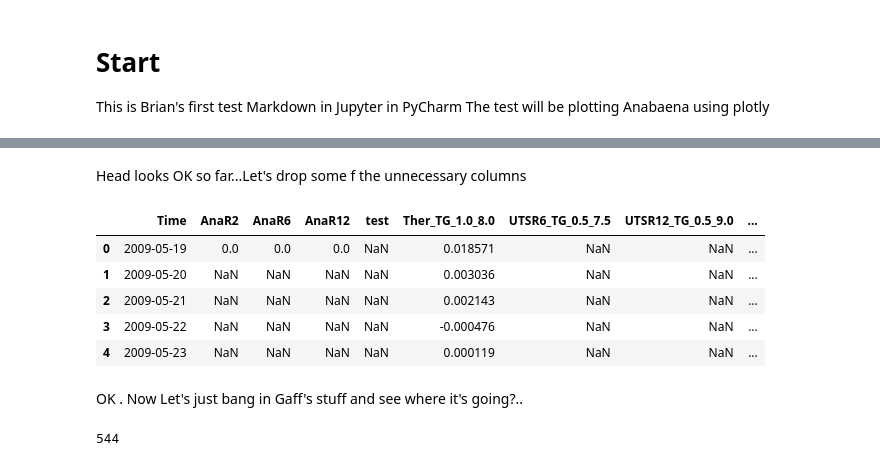
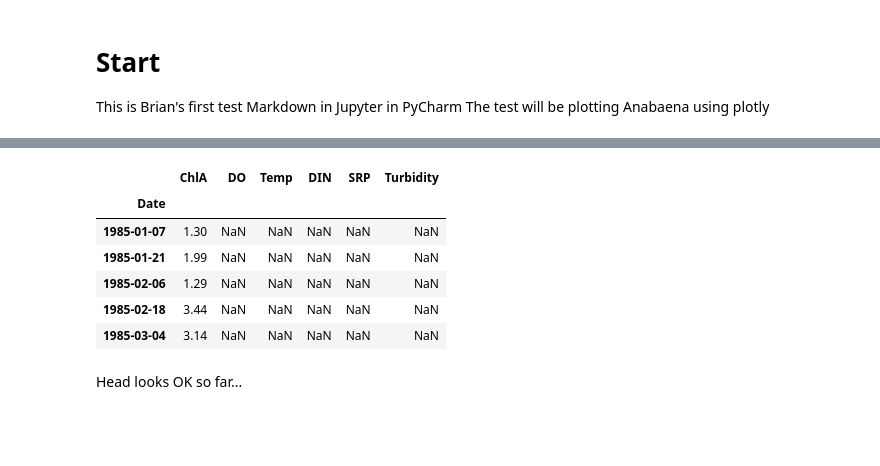
Before and after one commit to bjw649/P1901, a Jupyter notebook: Code/P1901plots.ipynb, the cells around one changed output, grey strips where cells are left out. Cells and saved outputs as stored; diff of their text form; code cells hidden in the pictures; blank space fills up the shorter version.

```diff
--- a/Code/P1901plots.ipynb
+++ b/Code/P1901plots.ipynb
@@ -30,21 +39,13 @@ F:\Git\P1901\Code
+# %%
+df=df.set_index('Date')
+df.head()
+# %% [output]
+|  | ChlA | DO | Temp | DIN | SRP | Turbidity |
+| Date |  |  |  |  |  |  |
+| 1985-01-07 | 1.30 | NaN | NaN | NaN | NaN | NaN |
+| 1985-01-21 | 1.99 | NaN | NaN | NaN | NaN | NaN |
+| 1985-02-06 | 1.29 | NaN | NaN | NaN | NaN | NaN |
+| 1985-02-18 | 3.44 | NaN | NaN | NaN | NaN | NaN |
+| 1985-03-04 | 3.14 | NaN | NaN | NaN | NaN | NaN |
 # %% [markdown]
-Head looks OK so far...Let's drop some f the unnecessary columns
+Head looks OK so far...
-# %%
-df.drop(columns=['UTSR6_TG_0.5_7.0','UTSR12_TG_0.5_8.5','UTSR2_TG_0.5_4.5','XYLR6_TG_2.0_7.0'],inplace=True)
-#df.drop(columns=["XYLR6_TG_2.0_7.0"],inplace=True)
-df.head()
-# %% [output]
-|  | Time | AnaR2 | AnaR6 | AnaR12 | test | Ther_TG_1.0_8.0 | UTSR6_TG_0.5_7.5 | UTSR12_TG_0.5_9.0 | ... |
-| 0 | 2009-05-19 | 0.0 | 0.0 | 0.0 | NaN | 0.018571 | NaN | NaN | ... |
-| 1 | 2009-05-20 | NaN | NaN | NaN | NaN | 0.003036 | NaN | NaN | ... |
-| 2 | 2009-05-21 | NaN | NaN | NaN | NaN | 0.002143 | NaN | NaN | ... |
-| 3 | 2009-05-22 | NaN | NaN | NaN | NaN | -0.000476 | NaN | NaN | ... |
-| 4 | 2009-05-23 | NaN | NaN | NaN | NaN | 0.000119 | NaN | NaN | ... |
-# %% [markdown]
-OK . Now Let's just bang in Gaff's stuff and see where it's going?..
-# %%
-# Thermistor Data
-ther = df["UTSR6_TG_0.5_7.5"].count()
-ther
-# %% [output]
-544
```
Also changed, not shown: parts of 18 cells of this notebook, 1 other file.
